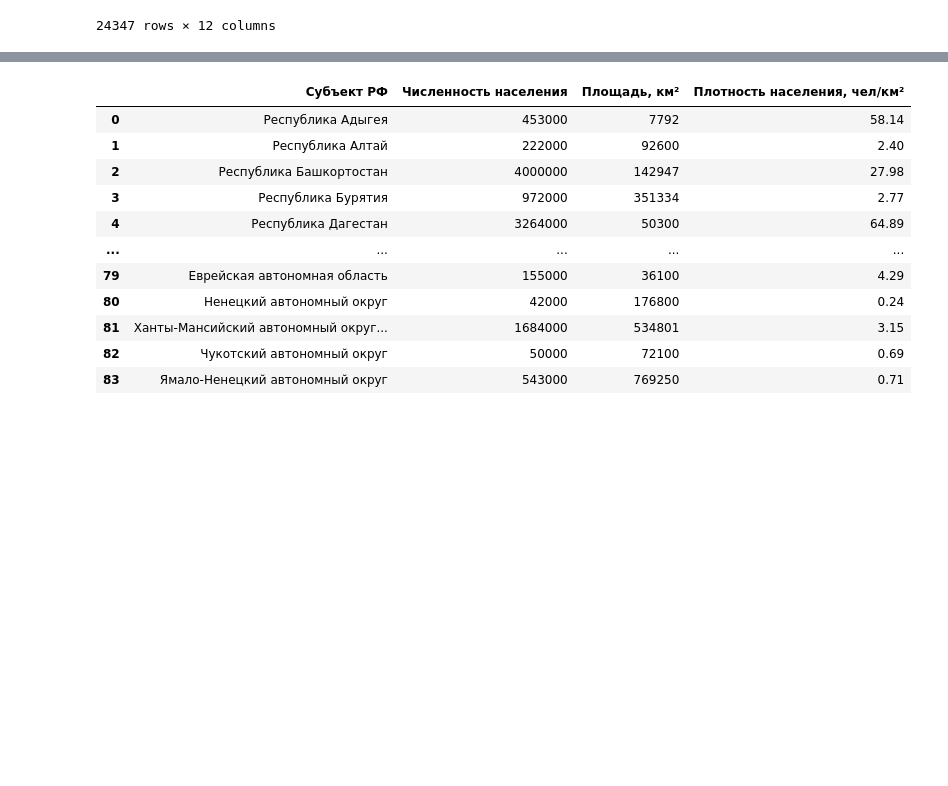
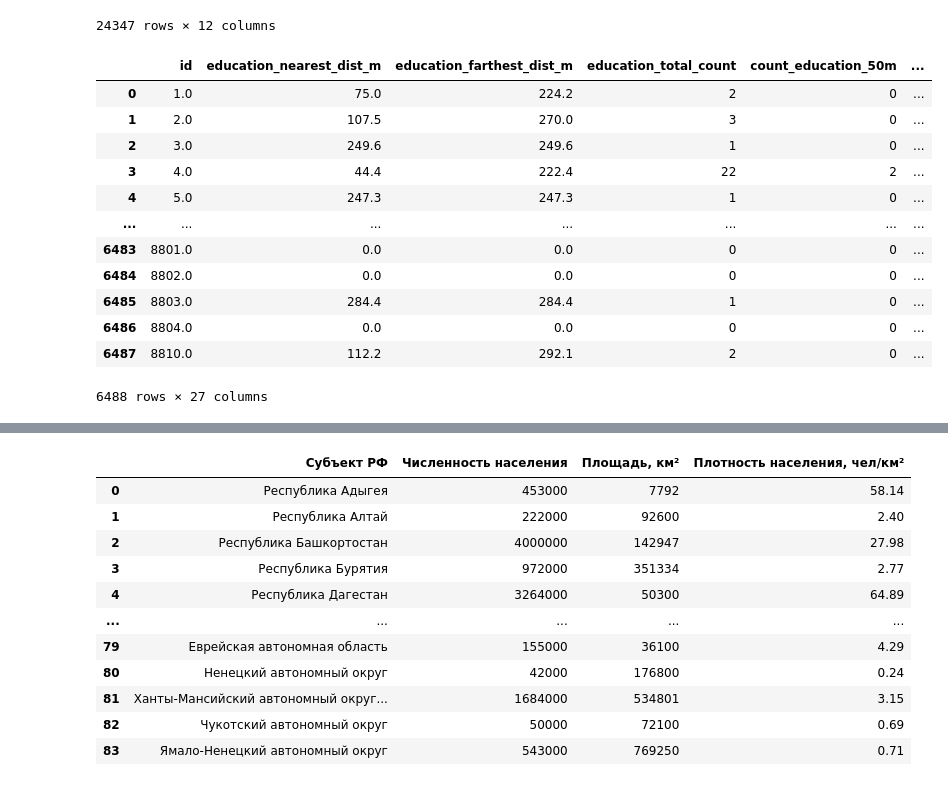
Before and after one commit to Khamoon7/GeoATM-popularity, a Jupyter notebook: unite.ipynb, the cells around one changed output, grey strips where cells are left out. Cells and saved outputs as stored; diff of their text form; code cells hidden in the pictures; blank space fills up the shorter version.

Commit message:
Update joined data
Update joined data

```diff
--- a/unite.ipynb
+++ b/unite.ipynb
@@ -133,3 +133,21 @@ data_to_join_4
 | 24345 | 8810.0 | 4.965000e+02 | 46.306946 | 44.266498 | Российская академия наук | university | {"addr:city": "Элиста", "addr:cou... | 46.305943 | 44.266335 | ... |
 | 24346 | 8810.0 | 4.965000e+02 | 46.306946 | 44.266498 | Калмыцкая республиканская организ... | school | {"addr:city": "Элиста", "addr:hou... | 46.309048 | 44.268775 | ... |
 24347 rows × 12 columns
+# %%
+data_to_join_6 = pd.read_csv("data/atm_environment_stats_v3.csv")
+data_to_join_6 = data_to_join_6.rename(columns={"atm_id": "id"})
+data_to_join_6
+# %% [output]
+|  | id | education_nearest_dist_m | education_farthest_dist_m | education_total_count | count_education_50m | ... |
+| 0 | 1.0 | 75.0 | 224.2 | 2 | 0 | ... |
+| 1 | 2.0 | 107.5 | 270.0 | 3 | 0 | ... |
+| 2 | 3.0 | 249.6 | 249.6 | 1 | 0 | ... |
+| 3 | 4.0 | 44.4 | 222.4 | 22 | 2 | ... |
+| 4 | 5.0 | 247.3 | 247.3 | 1 | 0 | ... |
+| ... | ... | ... | ... | ... | ... | ... |
+| 6483 | 8801.0 | 0.0 | 0.0 | 0 | 0 | ... |
+| 6484 | 8802.0 | 0.0 | 0.0 | 0 | 0 | ... |
+| 6485 | 8803.0 | 284.4 | 284.4 | 1 | 0 | ... |
+| 6486 | 8804.0 | 0.0 | 0.0 | 0 | 0 | ... |
+| 6487 | 8810.0 | 112.2 | 292.1 | 2 | 0 | ... |
+6488 rows × 27 columns
```
Also changed, not shown: parts of 7 cells of this notebook, 1 other file.
